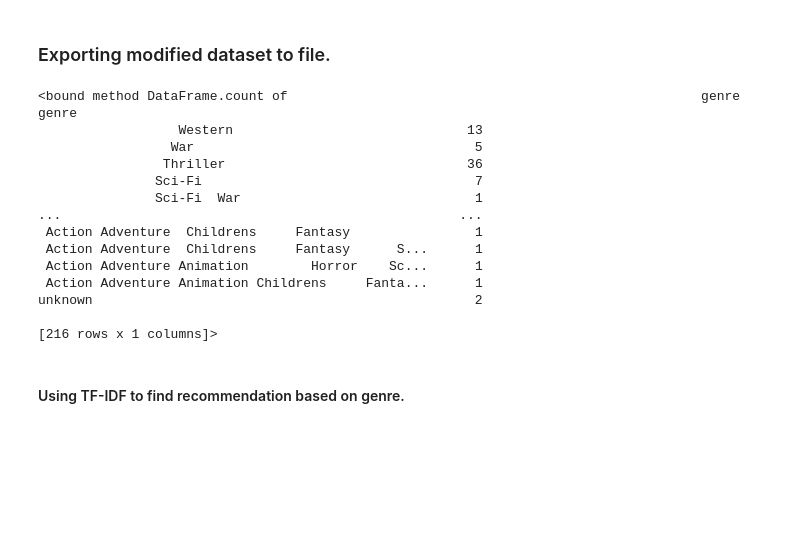
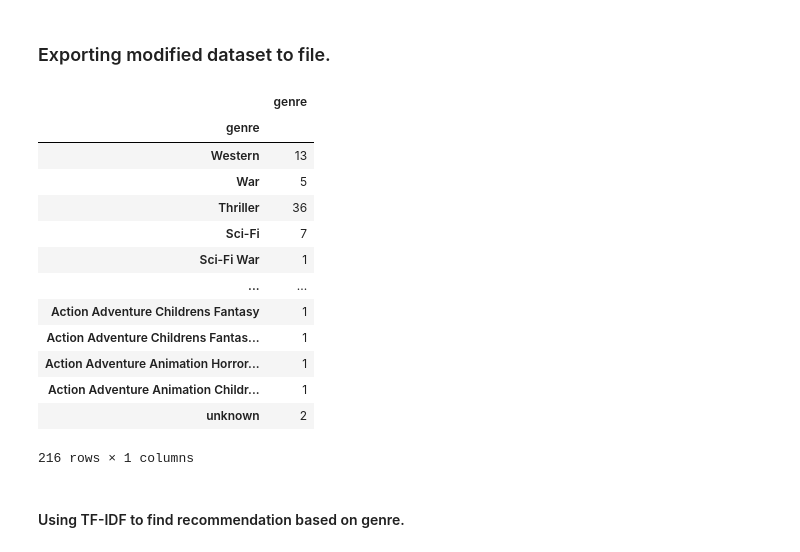
Before and after one commit to elicaluya/MovieRecommender, a Jupyter notebook: Jupyter_Notebook_Report.ipynb, the cells around one changed output. Saved outputs shown, nothing was run; the diff lists cells and outputs as text; code cells hidden in the pictures; blank space fills up the shorter version.

```diff
--- a/Jupyter_Notebook_Report.ipynb
+++ b/Jupyter_Notebook_Report.ipynb
@@ -300,22 +300,21 @@ movies_w_genre
 #movies_w_genre.to_csv(DATA_PATH + 'movies_w_genre3.csv', index=False)
 # %%
 genre_group = movies_w_genre.groupby(movies_w_genre['genre'])
-genre_group[['genre']].count().count
+genre_group[['genre']].count()
 # %% [output]
+|  | genre |
+| genre |  |
+| Western | 13 |
+| War | 5 |
+| Thriller | 36 |
+| Sci-Fi | 7 |
+| Sci-Fi War | 1 |
+| ... | ... |
+| Action Adventure Childrens Fantasy | 1 |
+| Action Adventure Childrens Fantas... | 1 |
+| Action Adventure Animation Horror... | 1 |
+| Action Adventure Animation Childr... | 1 |
+| unknown | 2 |
-<bound method DataFrame.count of                                                     genre
-genre
-                  Western                              13
-                 War                                    5
-                Thriller                               36
-               Sci-Fi                                   7
-               Sci-Fi  War                              1
-...                                                   ...
- Action Adventure  Childrens     Fantasy                1
- Action Adventure  Childrens     Fantasy      S...      1
- Action Adventure Animation        Horror    Sc...      1
- Action Adventure Animation Childrens     Fanta...      1
-unknown                                                 2
-
-[216 rows x 1 columns]>
+216 rows × 1 columns
 # %% [markdown]
 #### Using TF-IDF to find recommendation based on genre.
```
Also changed, not shown: parts of 6 cells of this notebook, 2 other files.
